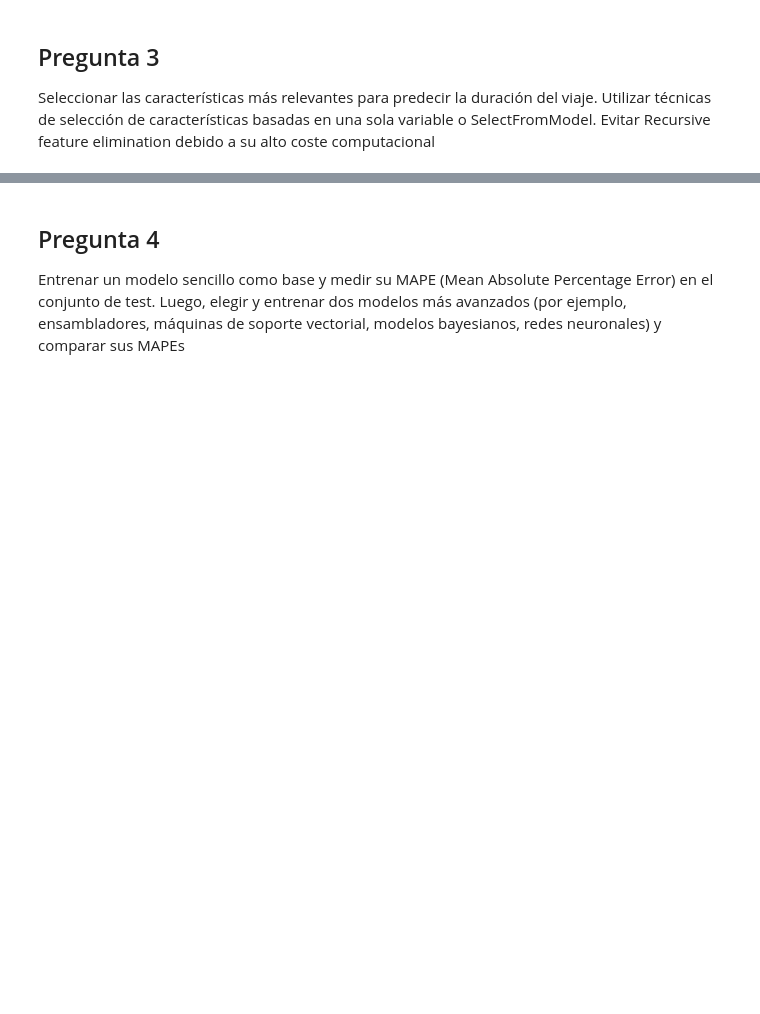
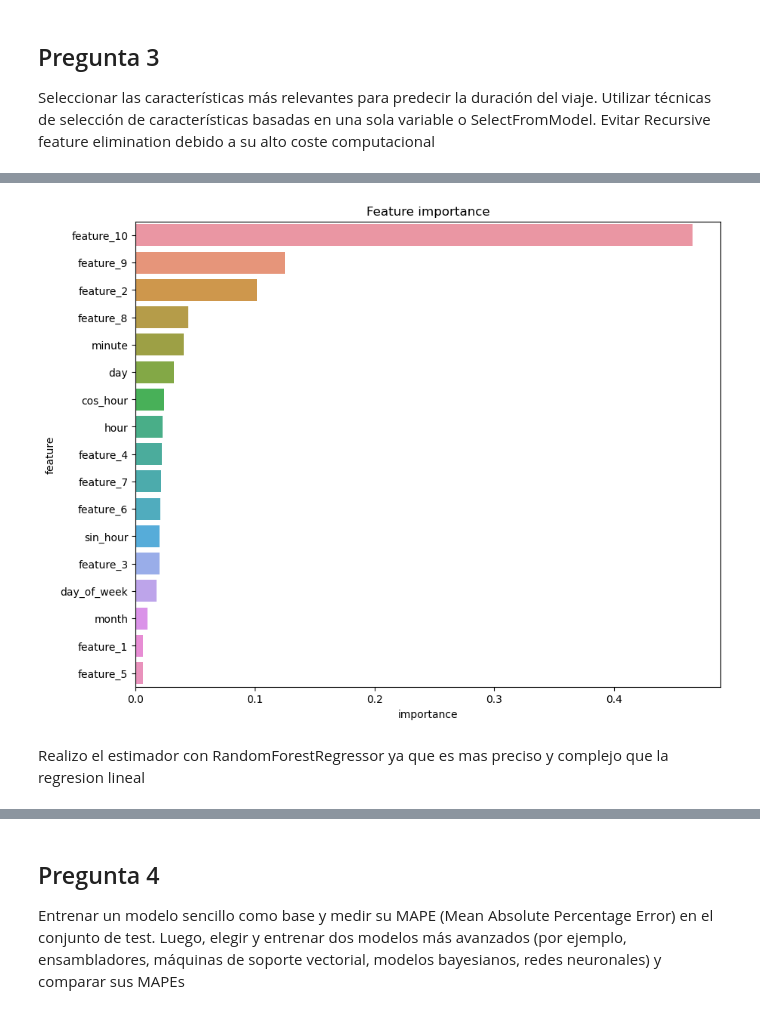
Before and after one commit to alvaropdr10/alvaro_2, a Jupyter notebook: practica_2.ipynb, the cells around one changed output, grey strips where cells are left out. Saved outputs shown, nothing was run; the diff lists cells and outputs as text; code cells hidden in the pictures; blank space fills up the shorter version.

```diff
--- a/practica_2.ipynb
+++ b/practica_2.ipynb
@@ -236,0 +295,12 @@ Seleccionar las características más relevantes para predecir la duración del
+# %%
+importance = pd.DataFrame({'feature': X.columns, 'importance': selector_model.estimator_.feature_importances_})
+importance.sort_values('importance', ascending=False, inplace=True)
+
+plt.figure(figsize=(10, 8))
+sns.barplot(x='importance', y='feature', data=importance)
+plt.title('Feature importance')
+plt.show()
+# %% [output]
+[figure, added]
+# %% [markdown]
+Realizo el estimador con RandomForestRegressor ya que es mas preciso y complejo que la regresion lineal
```
Also changed, not shown: parts of 7 cells of this notebook.
